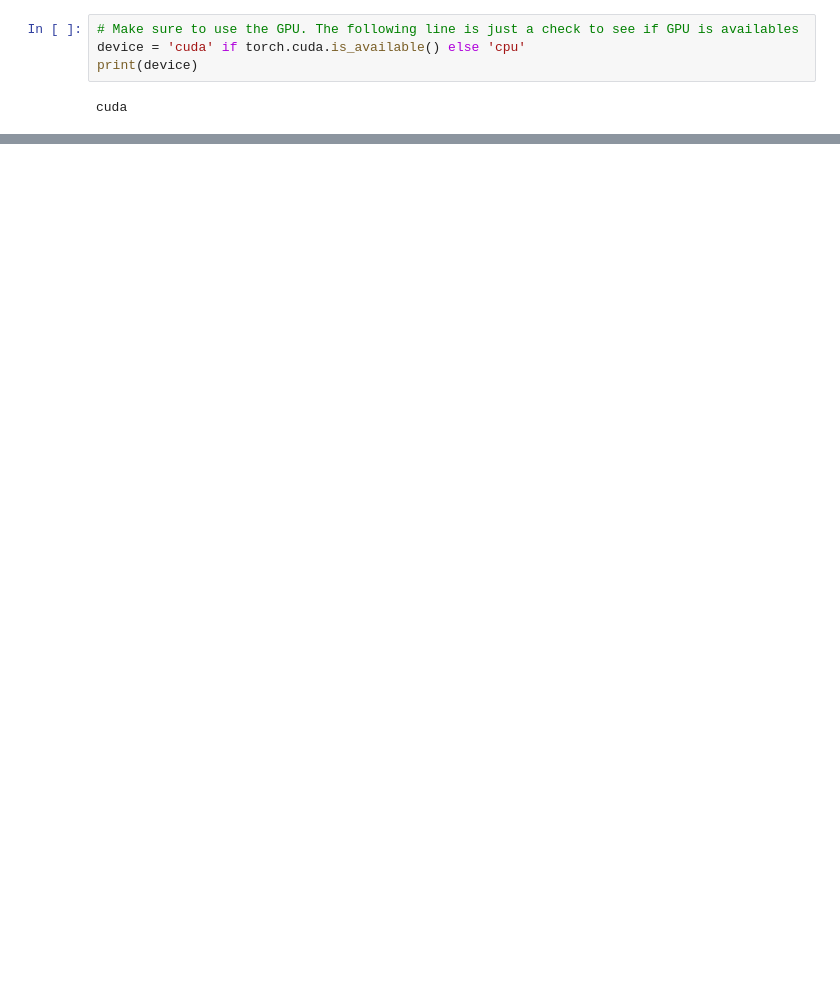
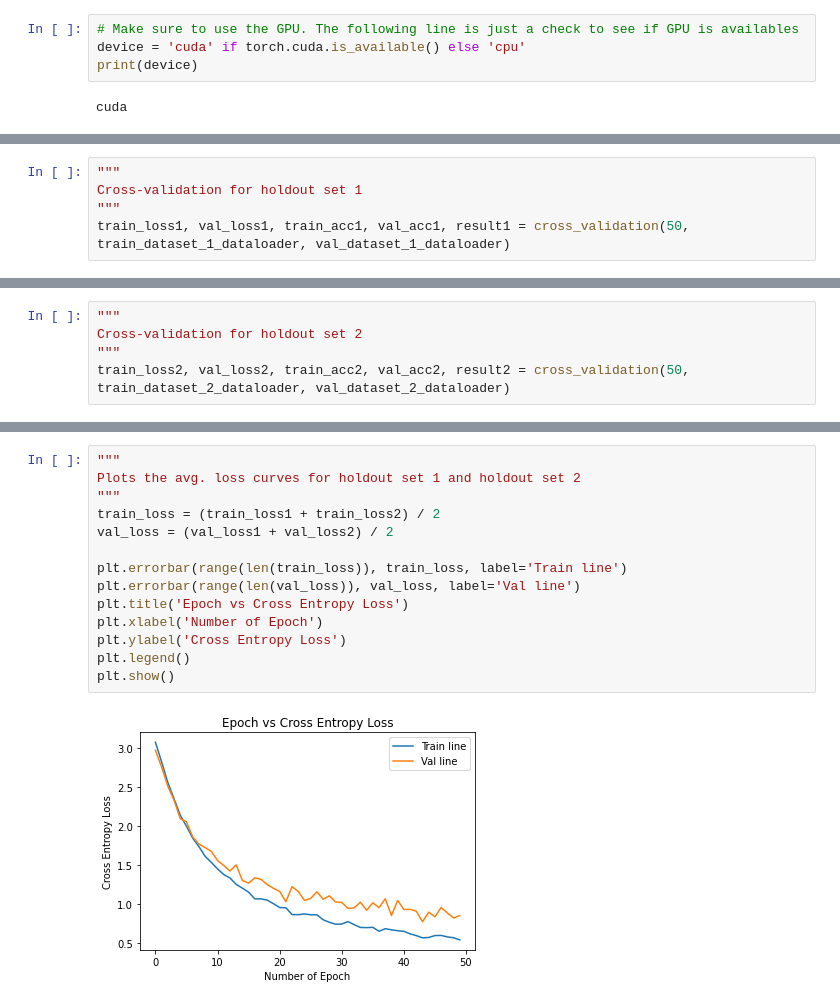
Before and after one commit to jacky3331/CSE151B-PA3, a Jupyter notebook: training.ipynb, the cells around one changed output, grey strips where cells are left out. Drawn from its saved outputs; the diff is of its cells as text; blank space fills up the shorter version.

```diff
--- a/training.ipynb
+++ b/training.ipynb
@@ -74 +132,6 @@ baseline_Net(
+# %%
+"""
+Cross-validation for holdout set 1
+"""
+train_loss1, val_loss1, train_acc1, val_acc1, result1 = cross_validation(50, train_dataset_1_dataloader, val_dataset_1_dataloader)
 # %%
@@ -125,0 +146,5 @@ plt.show()
+# %%
+"""
+Cross-validation for holdout set 2
+"""
+train_loss2, val_loss2, train_acc2, val_acc2, result2 = cross_validation(50, train_dataset_2_dataloader, val_dataset_2_dataloader)
@@ -125,0 +265,16 @@ plt.show()
+# %%
+"""
+Plots the avg. loss curves for holdout set 1 and holdout set 2
+"""
+train_loss = (train_loss1 + train_loss2) / 2
+val_loss = (val_loss1 + val_loss2) / 2
+
+plt.errorbar(range(len(train_loss)), train_loss, label='Train line')
+plt.errorbar(range(len(val_loss)), val_loss, label='Val line')
+plt.title('Epoch vs Cross Entropy Loss')
+plt.xlabel('Number of Epoch')
+plt.ylabel('Cross Entropy Loss')
+plt.legend()
+plt.show()
+# %% [output]
+[figure, added]
```
Also changed, not shown: parts of 19 cells of this notebook, 2 other files.
